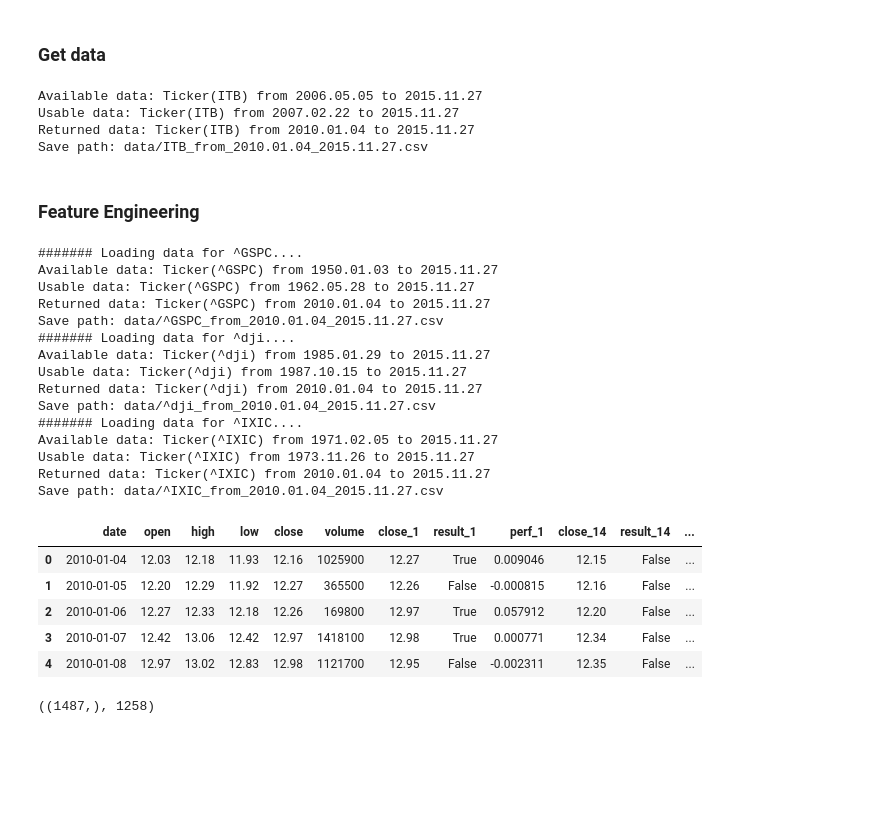
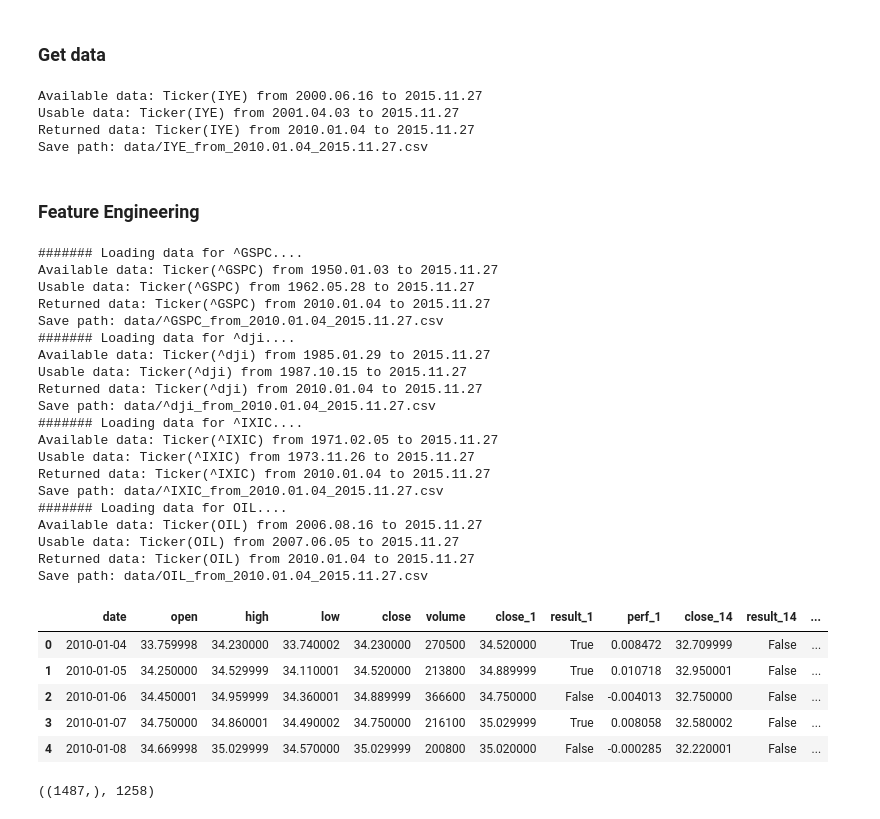
Before and after one commit to ygauthie/CS109_Project, a Jupyter notebook: RFE/SelectBK_Yvan.ipynb, the cells around one changed output. Saved outputs shown, nothing was run; the diff lists cells and outputs as text; code cells hidden in the pictures; blank space fills up the shorter version.

```diff
--- a/RFE/SelectBK_Yvan.ipynb
+++ b/RFE/SelectBK_Yvan.ipynb
@@ -21,15 +21,15 @@ sns.set_context("poster")
 ### Get data
 # %%
 #df=pd.read_csv("data/IYZ.csv")
-ticker = 'ITB'
+ticker = 'IYE'
 startdate=datetime.date(2010, 1, 1)
 enddate=datetime.date.today()
 df = generate_ticker_data(ticker, startdate, enddate)
 # %% [output]
-Available data: Ticker(ITB) from 2006.05.05 to 2015.11.27
-Usable data: Ticker(ITB) from 2007.02.22 to 2015.11.27
-Returned data: Ticker(ITB) from 2010.01.04 to 2015.11.27
-Save path: data/ITB_from_2010.01.04_2015.11.27.csv
+Available data: Ticker(IYE) from 2000.06.16 to 2015.11.27
+Usable data: Ticker(IYE) from 2001.04.03 to 2015.11.27
+Returned data: Ticker(IYE) from 2010.01.04 to 2015.11.27
+Save path: data/IYE_from_2010.01.04_2015.11.27.csv
 # %%
 dftouse=df.copy()
 # %% [markdown]
@@ -57,7 +57,8 @@ for v in df.columns:
 # Additional tickers to consider
 moreTickers = ['^GSPC', #S&P500
                '^dji',  #Dow Jones Industrials
-               '^IXIC' #Nasdaq
+               '^IXIC', #Nasdaq
+               'OIL'   #Oil price ETF
               ]
 
 # Signals for additional tickers
@@ -79,38 +80,43 @@ def addDataFromOtherTicker(tickerPlus):
         for p in INDICATORS2:
             renamed = p+'_'+tickerPlus
             dftouse[renamed]=dfPluss[p]
             INDICATORS.append(renamed)
     else:
         print "Data for additional tickers doesn't match data frame for sector of interest."
 
 for tick in moreTickers:
     print "####### Loading data for "+tick+"...."
     addDataFromOtherTicker(tick)
     time.sleep(0.5)
 
 dftouse.head()
 # %% [output]
 ####### Loading data for ^GSPC....
 Available data: Ticker(^GSPC) from 1950.01.03 to 2015.11.27
 Usable data: Ticker(^GSPC) from 1962.05.28 to 2015.11.27
 Returned data: Ticker(^GSPC) from 2010.01.04 to 2015.11.27
 Save path: data/^GSPC_from_2010.01.04_2015.11.27.csv
 ####### Loading data for ^dji....
 Available data: Ticker(^dji) from 1985.01.29 to 2015.11.27
 Usable data: Ticker(^dji) from 1987.10.15 to 2015.11.27
 Returned data: Ticker(^dji) from 2010.01.04 to 2015.11.27
 Save path: data/^dji_from_2010.01.04_2015.11.27.csv
 ####### Loading data for ^IXIC....
 Available data: Ticker(^IXIC) from 1971.02.05 to 2015.11.27
 Usable data: Ticker(^IXIC) from 1973.11.26 to 2015.11.27
 Returned data: Ticker(^IXIC) from 2010.01.04 to 2015.11.27
 Save path: data/^IXIC_from_2010.01.04_2015.11.27.csv
+####### Loading data for OIL....
+Available data: Ticker(OIL) from 2006.08.16 to 2015.11.27
+Usable data: Ticker(OIL) from 2007.06.05 to 2015.11.27
+Returned data: Ticker(OIL) from 2010.01.04 to 2015.11.27
+Save path: data/OIL_from_2010.01.04_2015.11.27.csv
 |  | date | open | high | low | close | volume | close_1 | result_1 | perf_1 | close_14 | result_14 | ... |
-| 0 | 2010-01-04 | 12.03 | 12.18 | 11.93 | 12.16 | 1025900 | 12.27 | True | 0.009046 | 12.15 | False | ... |
-| 1 | 2010-01-05 | 12.20 | 12.29 | 11.92 | 12.27 | 365500 | 12.26 | False | -0.000815 | 12.16 | False | ... |
-| 2 | 2010-01-06 | 12.27 | 12.33 | 12.18 | 12.26 | 169800 | 12.97 | True | 0.057912 | 12.20 | False | ... |
-| 3 | 2010-01-07 | 12.42 | 13.06 | 12.42 | 12.97 | 1418100 | 12.98 | True | 0.000771 | 12.34 | False | ... |
-| 4 | 2010-01-08 | 12.97 | 13.02 | 12.83 | 12.98 | 1121700 | 12.95 | False | -0.002311 | 12.35 | False | ... |
+| 0 | 2010-01-04 | 33.759998 | 34.230000 | 33.740002 | 34.230000 | 270500 | 34.520000 | True | 0.008472 | 32.709999 | False | ... |
+| 1 | 2010-01-05 | 34.250000 | 34.529999 | 34.110001 | 34.520000 | 213800 | 34.889999 | True | 0.010718 | 32.950001 | False | ... |
+| 2 | 2010-01-06 | 34.450001 | 34.959999 | 34.360001 | 34.889999 | 366600 | 34.750000 | False | -0.004013 | 32.750000 | False | ... |
+| 3 | 2010-01-07 | 34.750000 | 34.860001 | 34.490002 | 34.750000 | 216100 | 35.029999 | True | 0.008058 | 32.580002 | False | ... |
+| 4 | 2010-01-08 | 34.669998 | 35.029999 | 34.570000 | 35.029999 | 200800 | 35.020000 | False | -0.000285 | 32.220001 | False | ... |
 # %%
 dftouse['date'] = pd.to_datetime(dftouse['date'])
 mask = (dftouse.date < '2015-01-01').values
```
Also changed, not shown: parts of 13 cells of this notebook, 2 other files.
